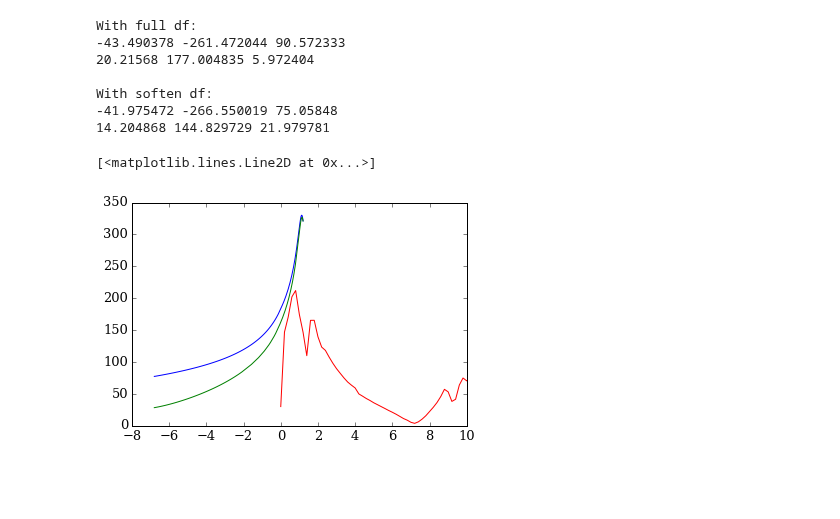
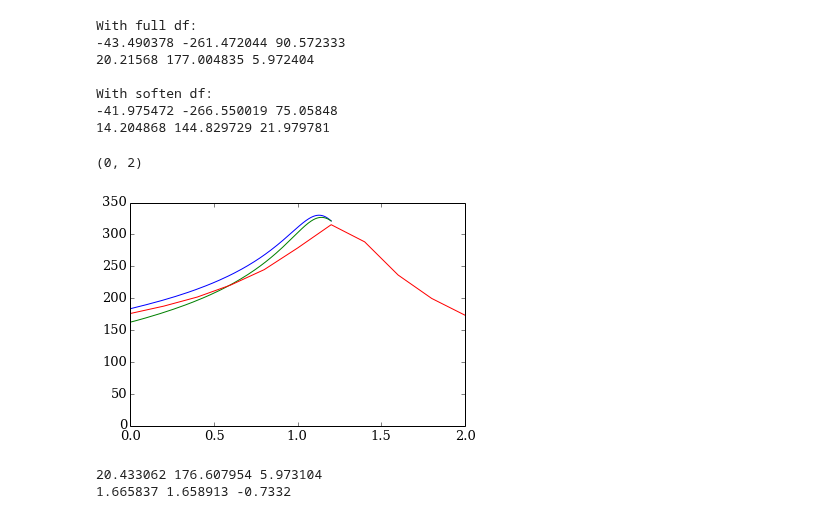
Before and after one commit to jngaravitoc/LMC-MW, a Jupyter notebook: code/LMC_orbit/LMC_orbits.ipynb, the cells around one changed output. Drawn from its saved outputs; the diff is of its cells as text; code cells hidden in the pictures; blank space fills up the shorter version.

Commit message:
Analysis with new orbits and Vcm

```diff
--- a/code/LMC_orbit/LMC_orbits.ipynb
+++ b/code/LMC_orbit/LMC_orbits.ipynb
@@ -7,5 +28,5 @@ Populating the interactive namespace from numpy and matplotlib
 # %%
-Nbody = loadtxt('../CM/rgal_snaps_l0.txt')
+Nbody = loadtxt('../CM/LMCMCa1_orbit.txt')
 A1_host = loadtxt('../../../orbits/data/LMC_1E11_1E12_free_a1_host.txt')
 A1_sat = loadtxt('../../../orbits/data/LMC_1E11_1E12_free_a1_sat.txt')
 A05_host = loadtxt('../../../orbits/data/LMC_1E11_1E12_free_a05_host.txt')
@@ -95,7 +116,14 @@ With soften df:
 # %%
 plot(t1, Vgal1)
 plot(t05, Vgal05)
 plot(NB_t, NB_V)
+xlim(0,2)
 # %% [output]
-[<matplotlib.lines.Line2D at 0x...>]
+(0, 2)
-[figure, old version]
+[figure, new version]
+# %%
+print vXlmc[0], vYlmc[0], vZlmc[0]
+print vXmw[0], vYmw[0], vZmw[0]
+# %% [output]
+20.433062 176.607954 5.973104
+1.665837 1.658913 -0.7332
```
Also changed, not shown: parts of 2 cells of this notebook.
